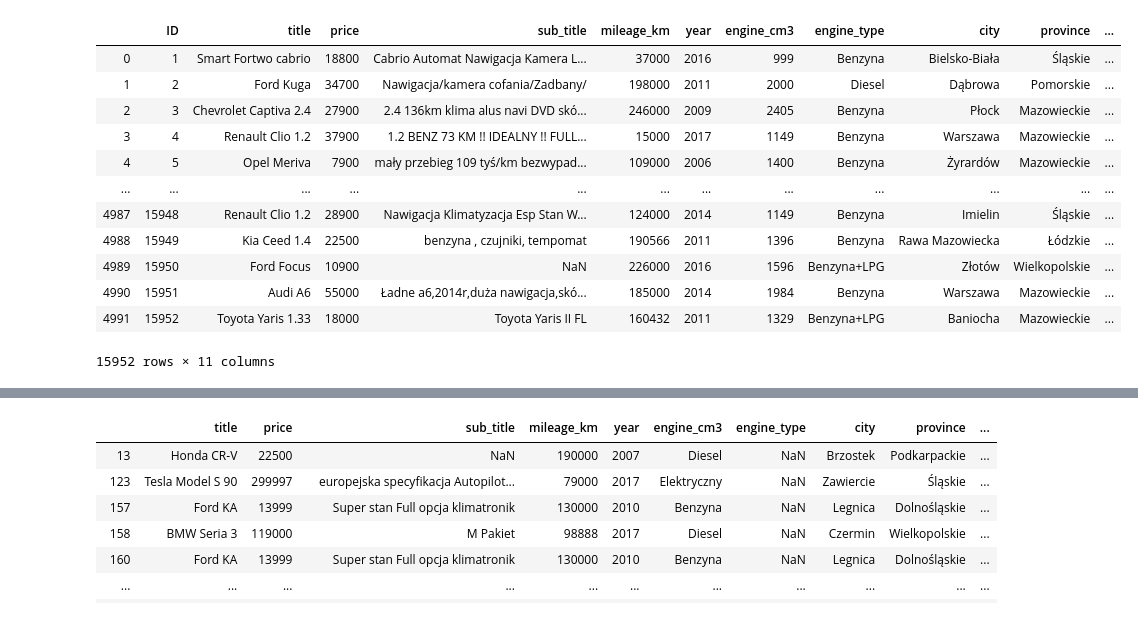
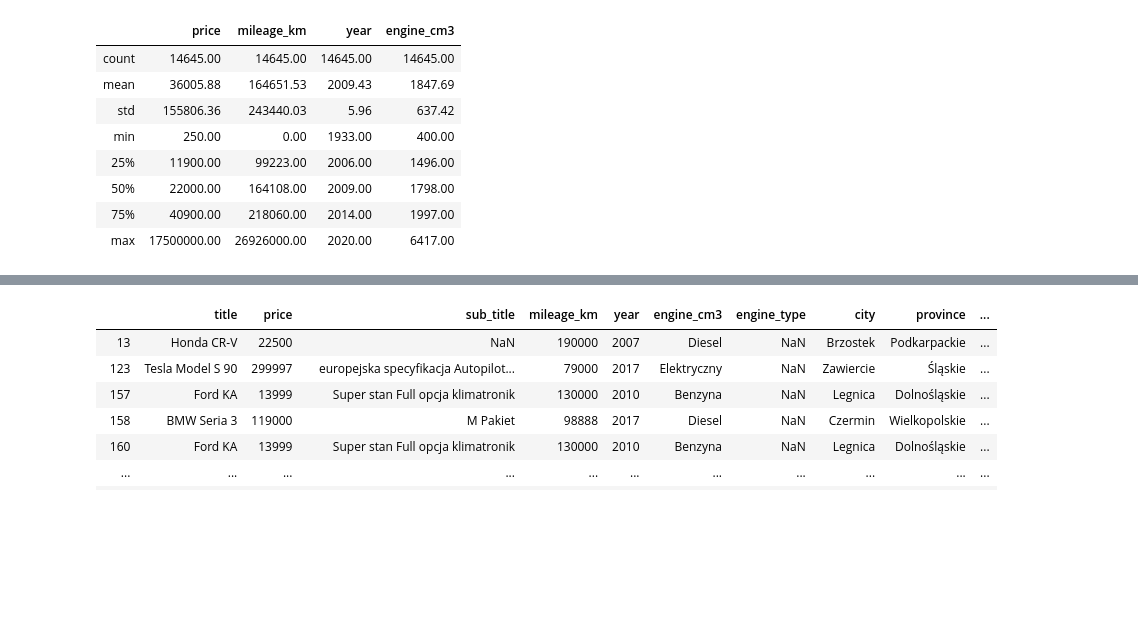
Before and after one commit to TomekQ13/Car_purchase, a Jupyter notebook: car_purchase_preprocessing.ipynb, the cells around one changed output, grey strips where cells are left out. Cells and saved outputs as stored; diff of their text form; code cells hidden in the pictures; blank space fills up the shorter version.

```diff
--- a/car_purchase_preprocessing.ipynb
+++ b/car_purchase_preprocessing.ipynb
@@ -59,16 +114,12 @@ x.data.head()
 # %%
-x.data
+x.describe()
 # %% [output]
-|  | ID | title | price | sub_title | mileage_km | year | engine_cm3 | engine_type | city | province | ... |
-| 0 | 1 | Smart Fortwo cabrio | 18800 | Cabrio Automat Nawigacja Kamera L... | 37000 | 2016 | 999 | Benzyna | Bielsko-Biała | Śląskie | ... |
-| 1 | 2 | Ford Kuga | 34700 | Nawigacja/kamera cofania/Zadbany/ | 198000 | 2011 | 2000 | Diesel | Dąbrowa | Pomorskie | ... |
-| 2 | 3 | Chevrolet Captiva 2.4 | 27900 | 2.4 136km klima alus navi DVD skó... | 246000 | 2009 | 2405 | Benzyna | Płock | Mazowieckie | ... |
-| 3 | 4 | Renault Clio 1.2 | 37900 | 1.2 BENZ 73 KM !! IDEALNY !! FULL... | 15000 | 2017 | 1149 | Benzyna | Warszawa | Mazowieckie | ... |
-| 4 | 5 | Opel Meriva | 7900 | mały przebieg 109 tyś/km bezwypad... | 109000 | 2006 | 1400 | Benzyna | Żyrardów | Mazowieckie | ... |
-| ... | ... | ... | ... | ... | ... | ... | ... | ... | ... | ... | ... |
-| 4987 | 15948 | Renault Clio 1.2 | 28900 | Nawigacja Klimatyzacja Esp Stan W... | 124000 | 2014 | 1149 | Benzyna | Imielin | Śląskie | ... |
-| 4988 | 15949 | Kia Ceed 1.4 | 22500 | benzyna , czujniki, tempomat | 190566 | 2011 | 1396 | Benzyna | Rawa Mazowiecka | Łódzkie | ... |
-| 4989 | 15950 | Ford Focus | 10900 | NaN | 226000 | 2016 | 1596 | Benzyna+LPG | Złotów | Wielkopolskie | ... |
-| 4990 | 15951 | Audi A6 | 55000 | Ładne a6,2014r,duża nawigacja,skó... | 185000 | 2014 | 1984 | Benzyna | Warszawa | Mazowieckie | ... |
-| 4991 | 15952 | Toyota Yaris 1.33 | 18000 | Toyota Yaris II FL | 160432 | 2011 | 1329 | Benzyna+LPG | Baniocha | Mazowieckie | ... |
+|  | price | mileage_km | year | engine_cm3 |
+| count | 14645.00 | 14645.00 | 14645.00 | 14645.00 |
+| mean | 36005.88 | 164651.53 | 2009.43 | 1847.69 |
+| std | 155806.36 | 243440.03 | 5.96 | 637.42 |
+| min | 250.00 | 0.00 | 1933.00 | 400.00 |
+| 25% | 11900.00 | 99223.00 | 2006.00 | 1496.00 |
+| 50% | 22000.00 | 164108.00 | 2009.00 | 1798.00 |
+| 75% | 40900.00 | 218060.00 | 2014.00 | 1997.00 |
+| max | 17500000.00 | 26926000.00 | 2020.00 | 6417.00 |
-15952 rows × 11 columns
```
Also changed, not shown: parts of 10 cells of this notebook.
